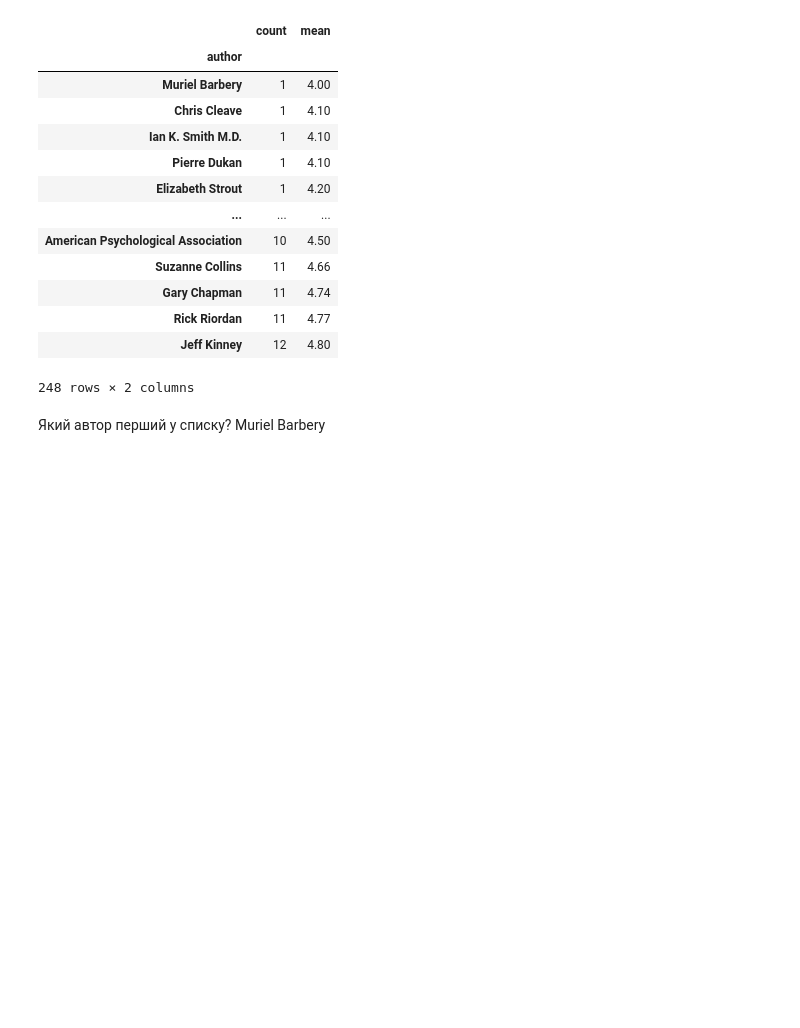
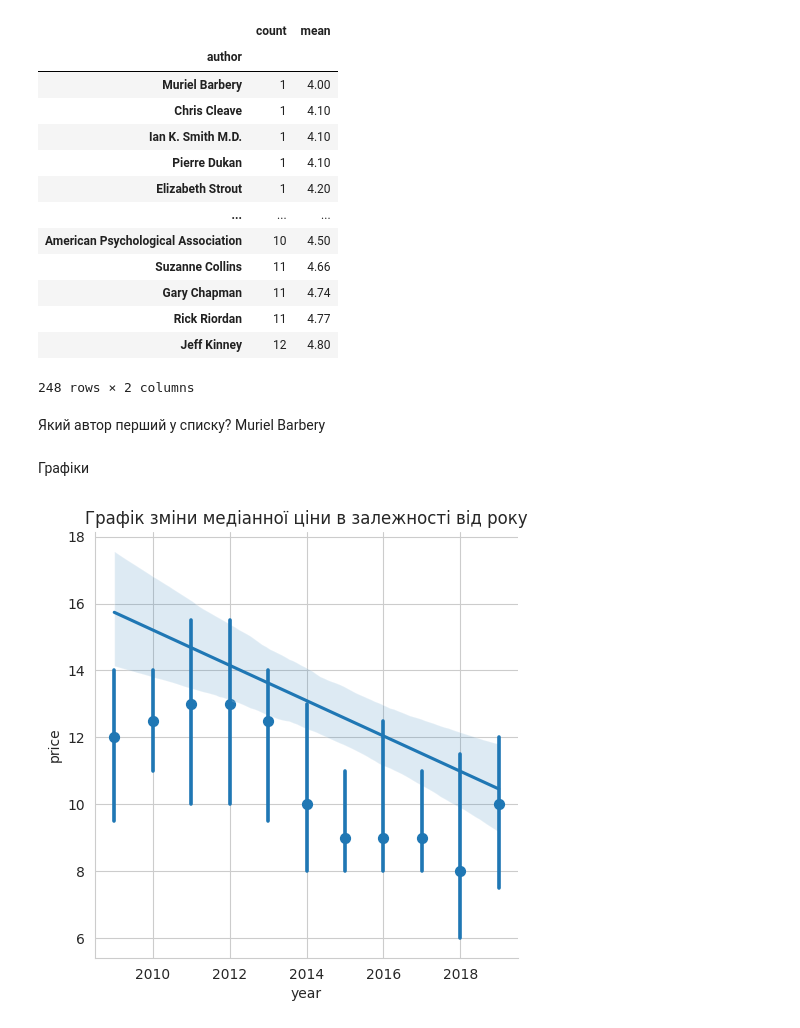
Before and after one commit to OlehVakulchyk/DataScience, a Jupyter notebook: Hw2_3.ipynb, the cells around one changed output. Drawn from its saved outputs; the diff is of its cells as text; code cells hidden in the pictures; blank space fills up the shorter version.

```diff
--- a/Hw2_3.ipynb
+++ b/Hw2_3.ipynb
@@ -291,3 +292,16 @@ author_books_and_raiting.sort_values(['count', 'mean'])
 248 rows × 2 columns
 # %% [markdown]
 Який автор перший у списку?   Muriel Barbery
+# %% [markdown]
+Графіки
+# %%
+import seaborn as sns
+from numpy import median
+sns.lmplot(data=df.sort_values(by='user_rating', ascending=True),
+             x="year",
+             y="price",
+           x_estimator=median)
+plt.title('Графік зміни медіанної ціни в залежності від року')
+plt.show()
+# %% [output]
+[figure, added]
```
Also changed, not shown: parts of 5 cells of this notebook.
